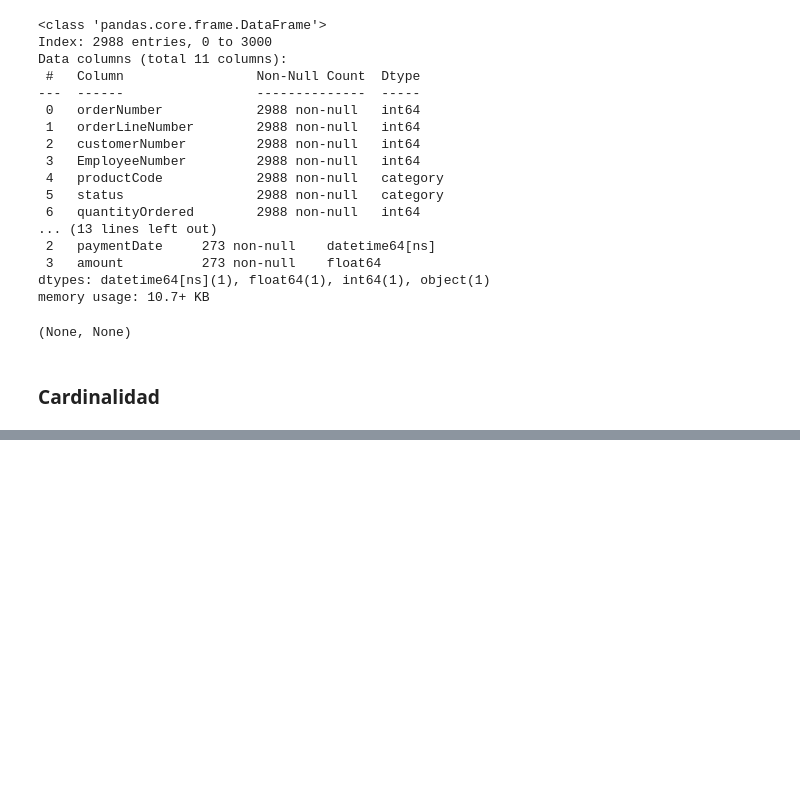
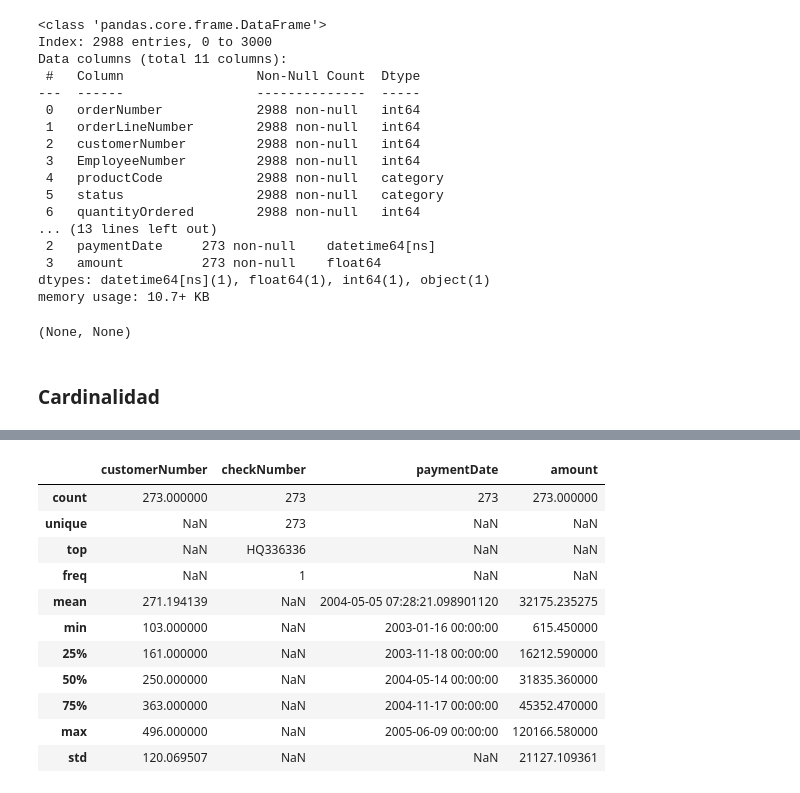
Before and after one commit to CarlosEsteve/python, a Jupyter notebook: Pandas/04.1.Ejercicio_DataQ_Perfilado_Propio.ipynb, the cells around one changed output, grey strips where cells are left out. Drawn from its saved outputs; the diff is of its cells as text; code cells hidden in the pictures; blank space fills up the shorter version.

```diff
--- a/Pandas/04.1.Ejercicio_DataQ_Perfilado_Propio.ipynb
+++ b/Pandas/04.1.Ejercicio_DataQ_Perfilado_Propio.ipynb
@@ -557,0 +744,15 @@ print(result_df_pay)
+# %%
+payments_df_cleaned.describe()
+# %% [output]
+|  | customerNumber | checkNumber | paymentDate | amount |
+| count | 273.000000 | 273 | 273 | 273.000000 |
+| unique | NaN | 273 | NaN | NaN |
+| top | NaN | HQ336336 | NaN | NaN |
+| freq | NaN | 1 | NaN | NaN |
+| mean | 271.194139 | NaN | 2004-05-05 07:28:21.098901120 | 32175.235275 |
+| min | 103.000000 | NaN | 2003-01-16 00:00:00 | 615.450000 |
+| 25% | 161.000000 | NaN | 2003-11-18 00:00:00 | 16212.590000 |
+| 50% | 250.000000 | NaN | 2004-05-14 00:00:00 | 31835.360000 |
+| 75% | 363.000000 | NaN | 2004-11-17 00:00:00 | 45352.470000 |
+| max | 496.000000 | NaN | 2005-06-09 00:00:00 | 120166.580000 |
+| std | 120.069507 | NaN | NaN | 21127.109361 |
```
Also changed, not shown: parts of 38 cells of this notebook, 3 other files.
